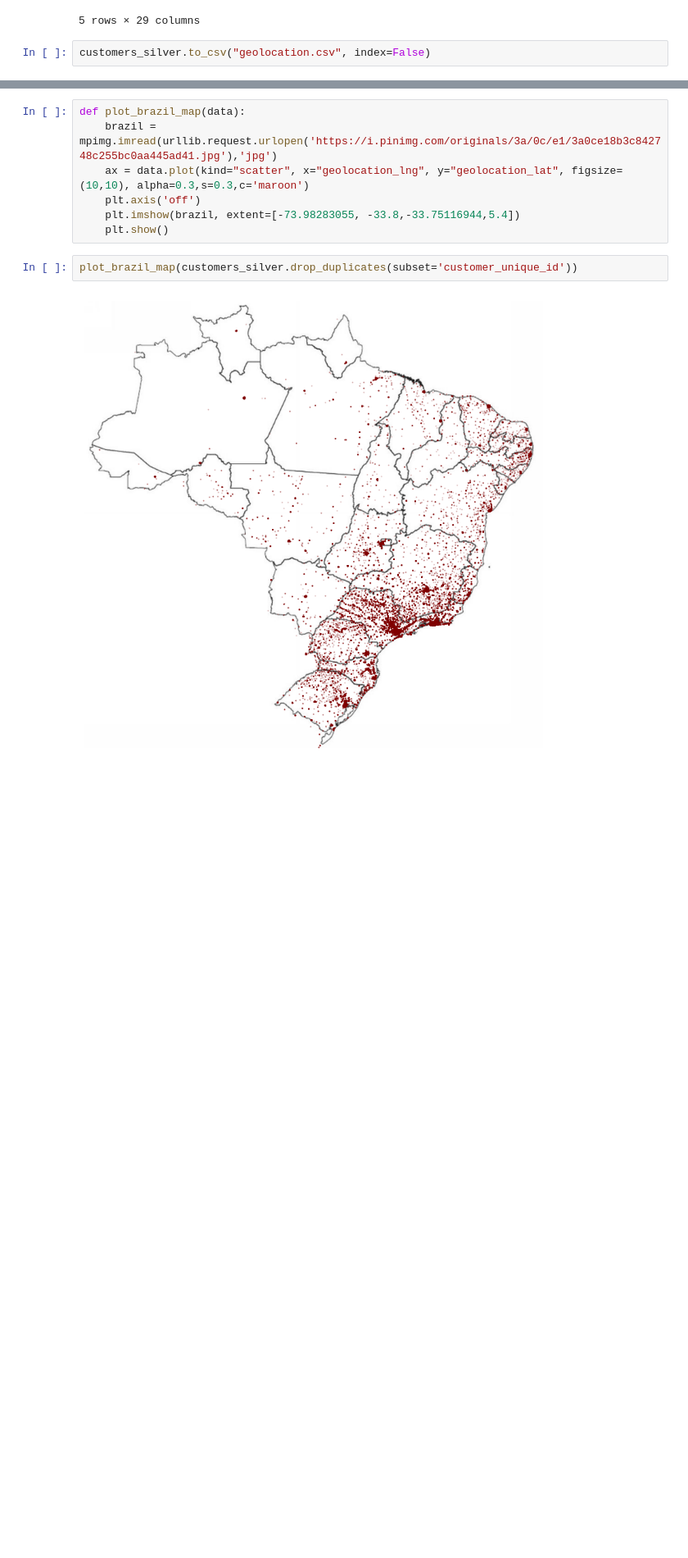
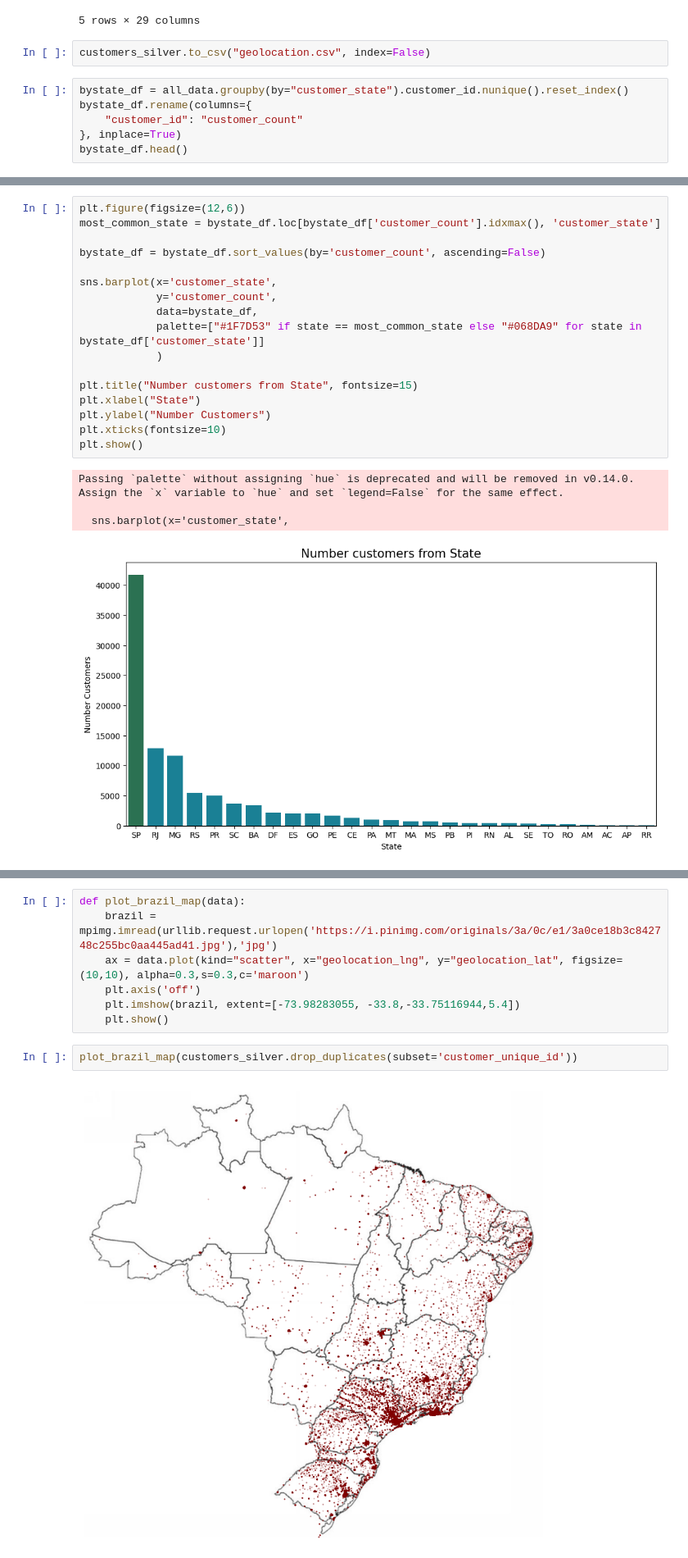
Before and after one commit to andreass7/data-analyst-dicoding, a Jupyter notebook: Proyek_Analisis_Data_(1) (1).ipynb, the cells around one changed output, grey strips where cells are left out. Shown at 82% size. Cells and saved outputs as stored; diff of their text form; blank space fills up the shorter version.

```diff
--- a/Proyek_Analisis_Data.ipynb
+++ b/Proyek_Analisis_Data_(1) (1).ipynb
@@ -1723,3 +1739,9 @@ customers_silver.head()
 5 rows × 29 columns
 # %%
 customers_silver.to_csv("geolocation.csv", index=False)
+# %%
+bystate_df = all_data.groupby(by="customer_state").customer_id.nunique().reset_index()
+bystate_df.rename(columns={
+    "customer_id": "customer_count"
+}, inplace=True)
+bystate_df.head()
@@ -1725,0 +1755,22 @@ customers_silver.to_csv("geolocation.csv", index=False)
+# %%
+plt.figure(figsize=(12,6))
+most_common_state = bystate_df.loc[bystate_df['customer_count'].idxmax(), 'customer_state']
+
+bystate_df = bystate_df.sort_values(by='customer_count', ascending=False)
+
+sns.barplot(x='customer_state',
+            y='customer_count',
+            data=bystate_df,
+            palette=["#1F7D53" if state == most_common_state else "#068DA9" for state in bystate_df['customer_state']]
+            )
+
+plt.title("Number customers from State", fontsize=15)
+plt.xlabel("State")
+plt.ylabel("Number Customers")
+plt.xticks(fontsize=10)
+plt.show()
+# %% [output]
+Passing `palette` without assigning `hue` is deprecated and will be removed in v0.14.0. Assign the `x` variable to `hue` and set `legend=False` for the same effect.
+
+  sns.barplot(x='customer_state',
+[figure, added]
```
Also changed, not shown: parts of 23 cells of this notebook.
